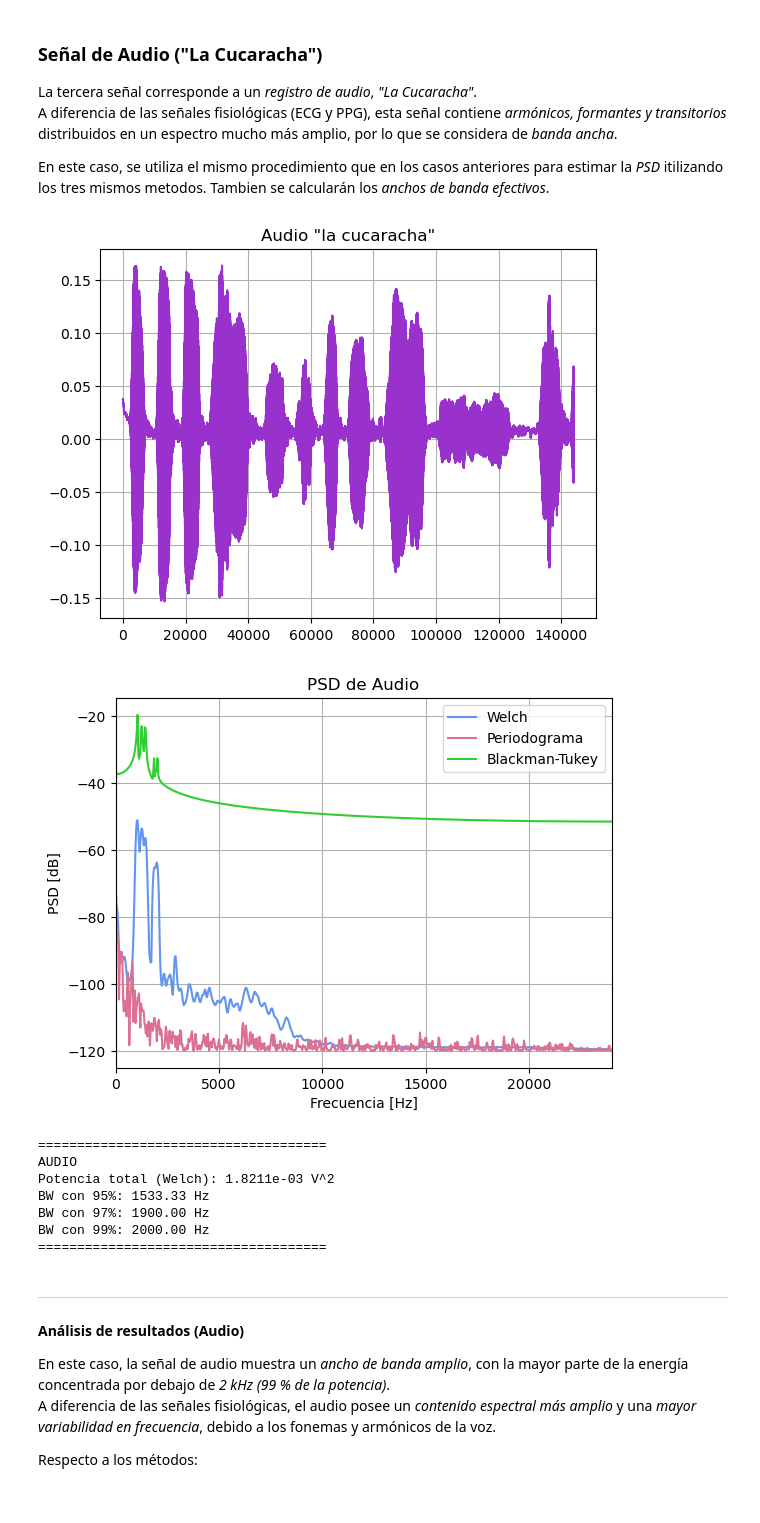
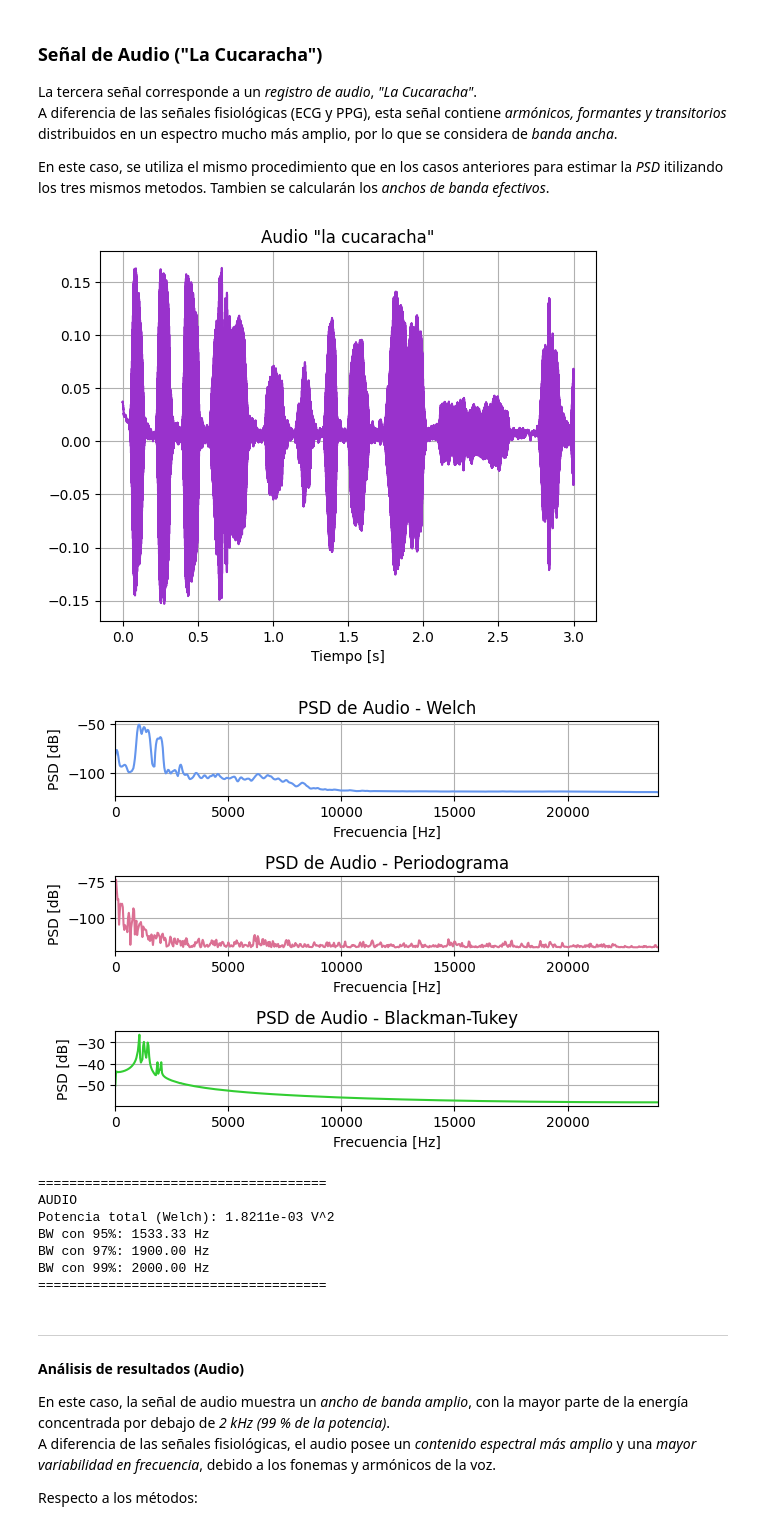
Before and after one commit to itsmenahiuu/TS_de_Spyder, a Jupyter notebook: TSs/TS5/TS5_NaudeauNahiara_GilMariaSerena.ipynb, the cells around one changed output. Cells and saved outputs as stored; diff of their text form; code cells hidden in the pictures; blank space fills up the shorter version.

```diff
--- a/TSs/TS5/TS5_NaudeauNahiara_GilMariaSerena.ipynb
+++ b/TSs/TS5/TS5_NaudeauNahiara_GilMariaSerena.ipynb
@@ -304,9 +350,11 @@ if audio.ndim > 1:
     audio = audio[:,0]
 N_aud = len(audio)
 
+t_audio = np.arange(N_aud) / fs_audio
 plt.figure(5)
-plt.plot(audio, color='darkorchid')
+plt.plot(t_audio, audio, color='darkorchid')
 plt.title('Audio "la cucaracha"')
+plt.xlabel('Tiempo [s]')
 plt.grid()
 plt.show()
 
@@ -316,41 +364,58 @@ nfft = 2 * nperseg
 
 freqW, audW = sig.welch(audio, fs=fs_audio, window=win, nperseg=nperseg, nfft=nfft)
 freqP, audP = sig.periodogram(audio, fs=fs_audio, window=win, nfft=nfft)
-corr = sig.correlate(audio - np.mean(audio), audio - np.mean(audio), mode='full')/ len(ecg)
+corr = sig.correlate(audio - np.mean(audio), audio - np.mean(audio), mode='full')/ len(audio)
 corr = corr[corr.size // 2:]
 win_bt = sig.windows.bartlett(len(corr))
 corr_win = corr * win_bt
 PSD_bt = np.abs(np.fft.rfft(corr_win, n=nfft))
 freqBT = np.fft.rfftfreq(nfft, d=1/fs_audio)
 
+# --- Gráficos en subplots ---
 plt.figure(6)
-plt.plot(freqW, 10*np.log10(audW + eps), label='Welch', color="cornflowerblue")
-plt.plot(freqP, 10*np.log10(audP + eps), label='Periodograma', color="palevioletred")
-plt.plot(freqBT, 10*np.log10(PSD_bt + eps), label='Blackman-Tukey', color="limegreen")
-plt.title('PSD de Audio')
+plt.subplot(3, 1, 1)
+plt.plot(freqW, 10*np.log10(audW + eps), color="cornflowerblue")
+plt.title('PSD de Audio - Welch')
 plt.xlabel('Frecuencia [Hz]')
 plt.ylabel('PSD [dB]')
 plt.xlim([0, fs_audio/2])
 plt.grid()
-plt.legend()
+
+plt.subplot(3, 1, 2)
+plt.plot(freqP, 10*np.log10(audP + eps), color="palevioletred")
+plt.title('PSD de Audio - Periodograma')
+plt.xlabel('Frecuencia [Hz]')
+plt.ylabel('PSD [dB]')
+plt.xlim([0, fs_audio/2])
+plt.grid()
+
+plt.subplot(3, 1, 3)
+plt.plot(freqBT, 10*np.log10(PSD_bt + eps), color="limegreen")
+plt.title('PSD de Audio - Blackman-Tukey')
+plt.xlabel('Frecuencia [Hz]')
+plt.ylabel('PSD [dB]')
+plt.xlim([0, fs_audio/2])
+plt.grid()
+
+plt.tight_layout()
 plt.show()
 
 df = freqW[1] - freqW[0]
 potTotal = np.sum(audW) * df
 f95 = estimar_BW(audW, freqW, 0.95)
 f97 = estimar_BW(audW, freqW, 0.97)
 f99 = estimar_BW(audW, freqW, 0.99)
 
 print("=====================================")
 print("AUDIO")
 print(f"Potencia total (Welch): {potTotal:.4e} V^2")
 print(f"BW con 95%: {f95:.2f} Hz")
 print(f"BW con 97%: {f97:.2f} Hz")
 print(f"BW con 99%: {f99:.2f} Hz")
 print("=====================================")
 # %% [output]
-[figure, old version]
+[figure, new version]
-[figure, old version]
+[figure, new version]
 =====================================
 AUDIO
 Potencia total (Welch): 1.8211e-03 V^2
```
Also changed, not shown: parts of 6 cells of this notebook.
